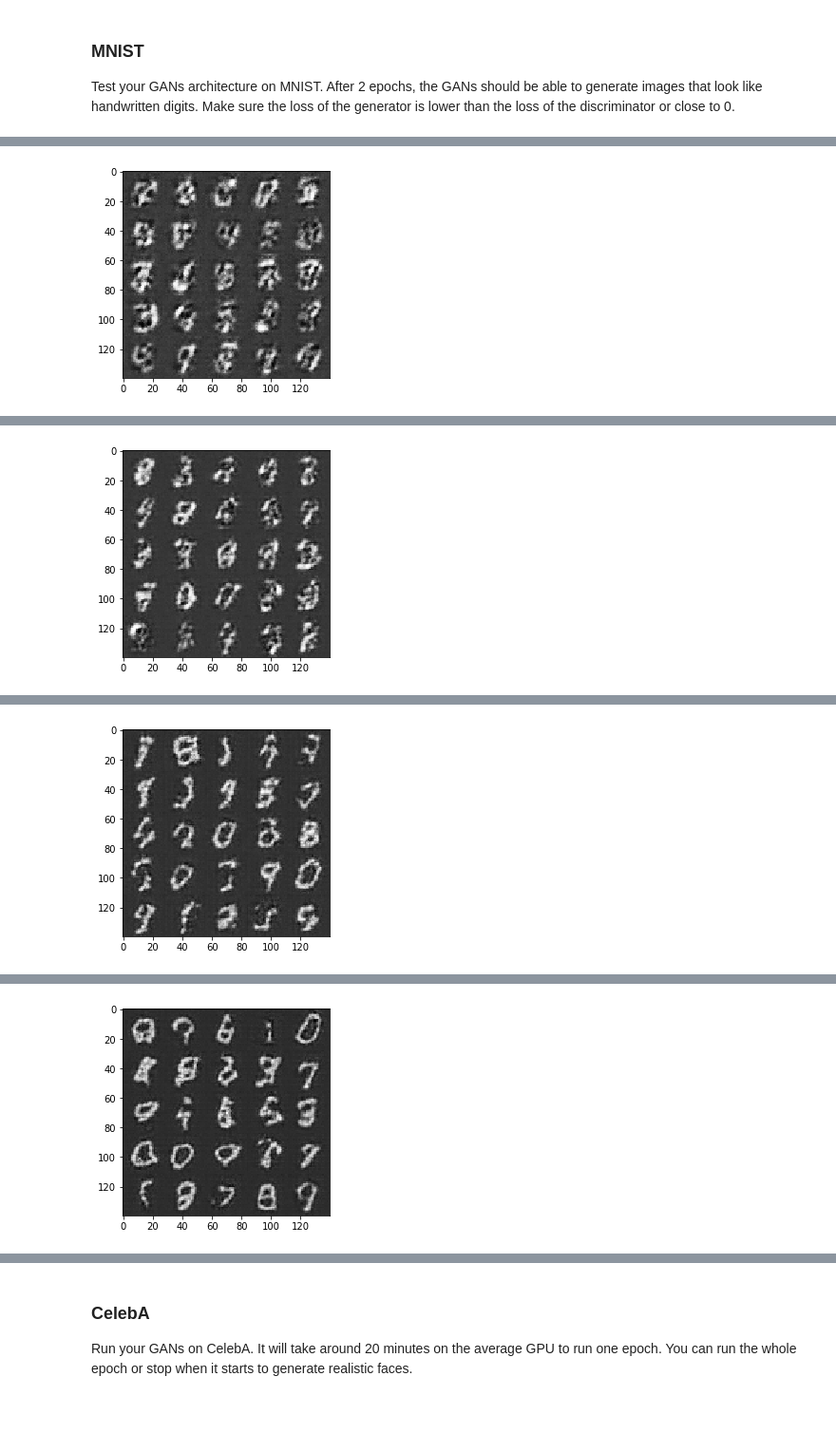
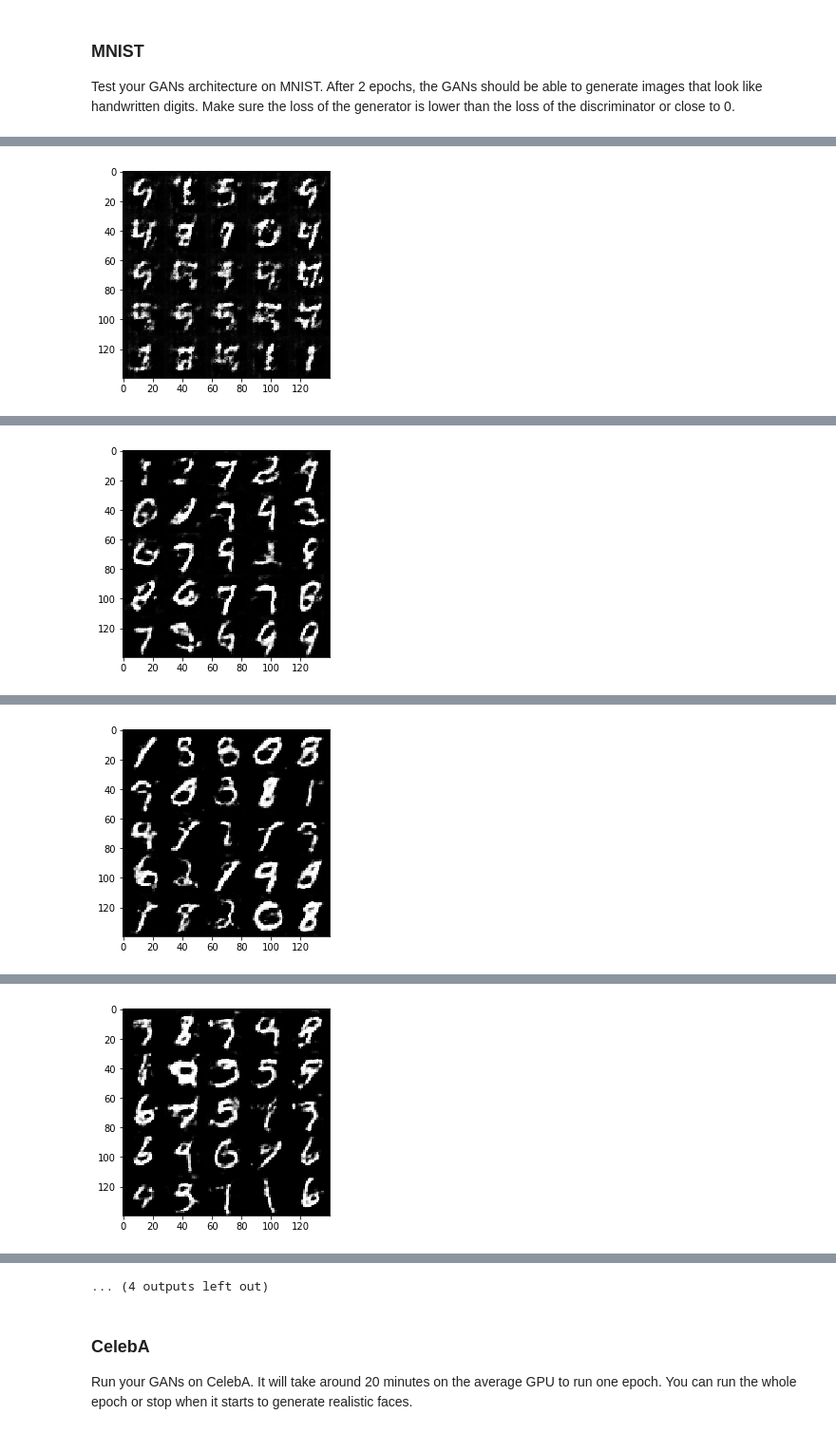
Before and after one commit to ohnozzy/deep-learning, a Jupyter notebook: face_generation/dlnd_face_generation.ipynb, the cells around one changed output, grey strips where cells are left out. Shown at 95% size. Drawn from its saved outputs; the diff is of its cells as text; code cells hidden in the pictures.

```diff
--- a/face_generation/dlnd_face_generation.ipynb
+++ b/face_generation/dlnd_face_generation.ipynb
@@ -143,18 +144,19 @@ def discriminator(images, reuse=False, alpha=0.2):
     # TODO: Implement Function
     with tf.variable_scope('discriminator', reuse=reuse):
         # Input layer is 32x32x3
-        x1 = tf.layers.conv2d(images, 32, 5, strides=2, padding='same')
+        x1 = tf.layers.conv2d(images, 64, 5, strides=2, padding='same')
         relu1 = tf.maximum(alpha * x1, x1)
 
-        x2 = tf.layers.conv2d(relu1, 64, 5, strides=2, padding='same')
+        x2 = tf.layers.conv2d(relu1, 128, 5, strides=2, padding='same')
         bn2 = tf.layers.batch_normalization(x2, training=True)
         relu2 = tf.maximum(alpha * bn2, bn2)
 
-        x3 = tf.layers.conv2d(relu2, 128, 5, strides=2, padding='same')
+        x3 = tf.layers.conv2d(relu2, 256, 5, strides=2, padding='same')
         bn3 = tf.layers.batch_normalization(x3, training=True)
         relu3 = tf.maximum(alpha * bn3, bn3)
 
-        flatten = tf.contrib.layers.flatten(relu2)
+
+        flatten = tf.contrib.layers.flatten(relu3)
         logits = tf.layers.dense(flatten, 1)
         out = tf.sigmoid(logits)
 
@@ -183,25 +185,27 @@ def generator(z, out_channel_dim,  is_train=True, alpha=0.2, ):
     with tf.variable_scope('generator', reuse=not is_train):
         # First fully connected layer
         #7x7x256
-        x1_1 = tf.layers.dense(z, 7*7*64)
-        x1_2 = tf.reshape(x1_1, (-1, 7, 7, 64))
+
+        x1_1 = tf.layers.dense(z, 2*2*64)
+        x1_2 = tf.reshape(x1_1, (-1, 2, 2, 64))
         x1_3 = tf.layers.batch_normalization(x1_2, training=is_train)
         x1_4 = tf.maximum(alpha * x1_3, x1_3)
-        #14x14x256
-        x2_1 = tf.layers.conv2d_transpose(x1_4, 64, 5, strides=2, padding='same')
+        #2x2
+        x2_1 = tf.layers.conv2d_transpose(x1_4, 256, 5, strides=2, padding='same')
         x2_2 = tf.layers.batch_normalization(x2_1, training=is_train)
         x2_3 = tf.maximum(alpha * x2_2, x2_2)
-
-        x3_1 = tf.layers.conv2d_transpose(x2_3, 32, 5, strides=1, padding='same')
+        #4x4
+        x3_1 = tf.layers.conv2d_transpose(x2_3, 128, 4, strides=1, padding='valid')
         x3_2 = tf.layers.batch_normalization(x3_1, training=is_train)
         x3_3 = tf.maximum(alpha * x3_2, x3_2)
+        #7x7
 
-        x4_1 = tf.layers.conv2d_transpose(x3_3, 16, 5, strides=2, padding='same')
+        x4_1 = tf.layers.conv2d_transpose(x3_3, 64, 5, strides=2, padding='same')
         x4_2 = tf.layers.batch_normalization(x4_1, training=is_train)
         x4_3 = tf.maximum(alpha * x4_2, x4_2)
-
+        #14x14
         # Output layer, 28x28x3
-        logits = tf.layers.conv2d_transpose(x4_3, out_channel_dim, 5, strides=1, padding='same')
+        logits = tf.layers.conv2d_transpose(x4_3, out_channel_dim, 5, strides=2, padding='same')
         #logits = tf.layers.conv2d_transpose(x3_3, out_channel_dim, 5, strides=2, padding='same')
 
         out = tf.tanh(logits)
@@ -321,6 +325,7 @@ Implement `train` to build and train the GANs.  Use the following functions you
 
 Use the `show_generator_output` to show `generator` output while you train. Running `show_generator_output` for every batch will drastically increase training time and increase the size of the notebook.  It's recommended to print the `generator` output every 100 batches.
 # %%
+show_n_images = 25
 def train(epoch_count, batch_size, z_dim, learning_rate, beta1, get_batches, data_shape, data_image_mode):
     """
     Train the GAN
@@ -348,7 +353,9 @@ def train(epoch_count, batch_size, z_dim, learning_rate, beta1, get_batches, dat
         for epoch_i in range(epoch_count):
             for batch_images in get_batches(batch_size):
                 # TODO: Train Model
+                batch_images = 2 * batch_images
                 batch_z = np.random.uniform(-1, 1, size=(batch_size, z_dim))
+
                 _ = sess.run(d_opt, feed_dict={input_real: batch_images, input_z: batch_z, learningrate: learning_rate})
                 _ = sess.run(g_opt, feed_dict={input_z: batch_z, input_real: batch_images, learningrate: learning_rate})
                 steps += 1
@@ -369,8 +376,8 @@ def train(epoch_count, batch_size, z_dim, learning_rate, beta1, get_batches, dat
 ### MNIST
 Test your GANs architecture on MNIST.  After 2 epochs, the GANs should be able to generate images that look like handwritten digits.  Make sure the loss of the generator is lower than the loss of the discriminator or close to 0.
 # %%
-batch_size = 64
-z_dim = 64
+batch_size = 32
+z_dim = 5
 learning_rate = 0.0002
 beta1 = 0.5
 
@@ -390 +397 @@ Epoch 1/2... Discriminator Loss: 0.7705... Generator Loss: 1.2332
-[figure, old version]
+[figure, new version]
@@ -394 +401 @@ Epoch 2/2... Discriminator Loss: 0.3689... Generator Loss: 1.5169
-[figure, old version]
+[figure, new version]
@@ -397 +404 @@ Epoch 2/2... Discriminator Loss: 0.3527... Generator Loss: 1.7633
-[figure, old version]
+[figure, new version]
@@ -400 +408 @@ Epoch 2/2... Discriminator Loss: 0.3145... Generator Loss: 2.0012
-[figure, old version]
+[figure, new version]
@@ -401,3 +416,4 @@ Epoch 2/2... Discriminator Loss: 0.3145... Generator Loss: 2.0012
+... (4 outputs left out)
 # %% [markdown]
 ### CelebA
 Run your GANs on CelebA.  It will take around 20 minutes on the average GPU to run one epoch.  You can run the whole epoch or stop when it starts to generate realistic faces.
```
Also changed, not shown: parts of 3 cells of this notebook.
